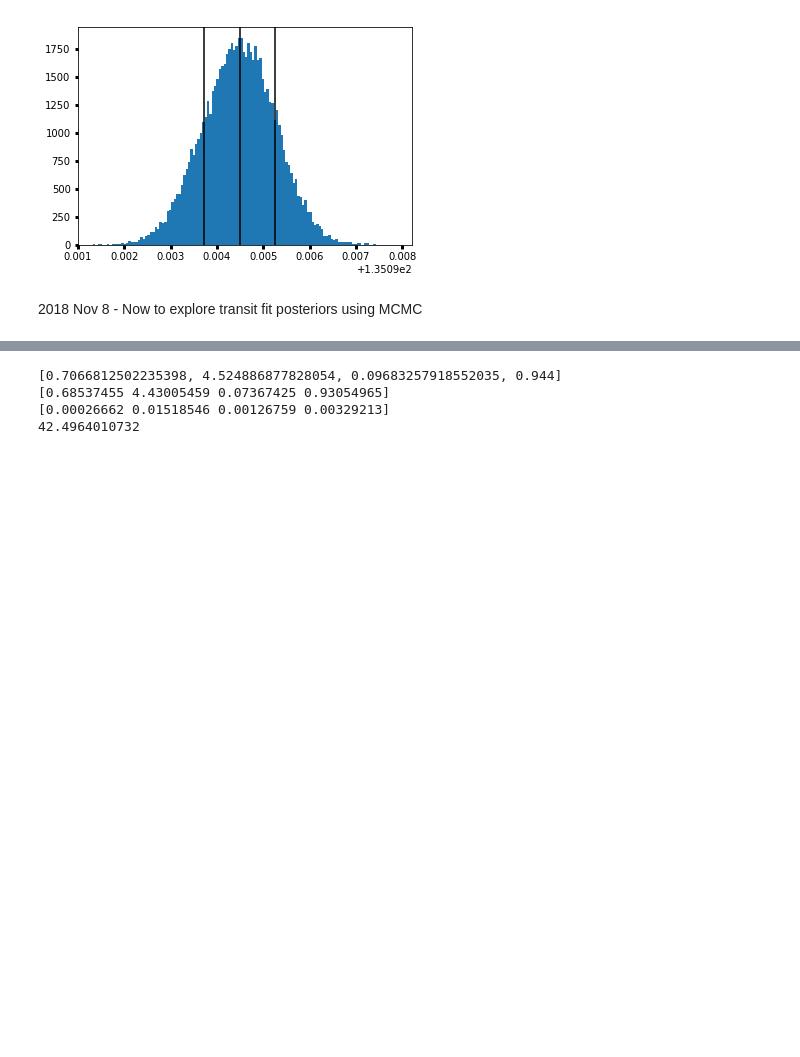
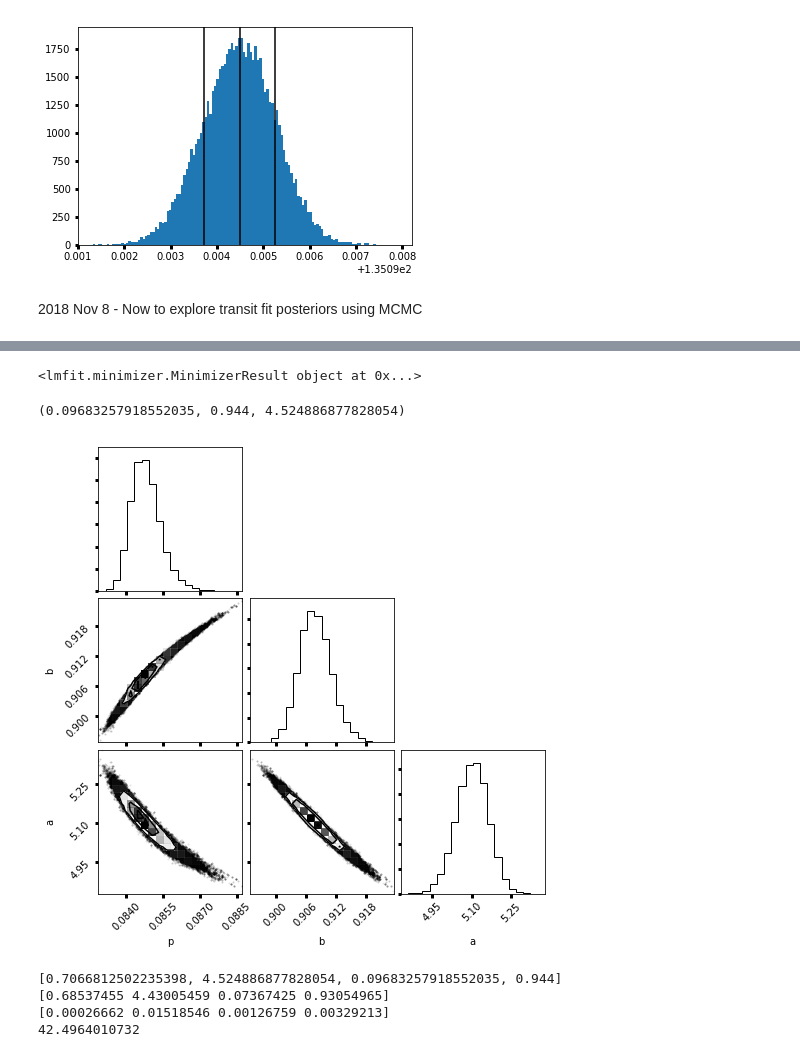
Before and after one commit to BoiseStatePlanetary/Searching-for-Variability-in-Eclipses-in-the-Kepler-Dataset, a Jupyter notebook: code/Analysis_of_Kepler76b.ipynb, the cells around one changed output, grey strips where cells are left out. Saved outputs shown, nothing was run; the diff lists cells and outputs as text; code cells hidden in the pictures; blank space fills up the shorter version.

```diff
--- a/code/Analysis_of_Kepler76b.ipynb
+++ b/code/Analysis_of_Kepler76b.ipynb
@@ -746,3 +669,16 @@ print(np.std(resid_binned_resid)*1e6)
+# %%
+dill.load_session("Analysis_of_Kepler76b_2018Nov8.db")
+print(new_transit_out)
+# %% [output]
+<lmfit.minimizer.MinimizerResult object at 0x...>
+# %%
+# 2018 Nov 9 - Make corner plot
+print(K76.Rp_over_Rs, K76.b, K76.a)
+figure = corner.corner(new_transit_out.flatchain[0:300000][['p', 'b', 'a']],
+                       truths=[K76.b, K76.b, K76.b])
+# %% [output]
+(0.09683257918552035, 0.944, 4.524886877828054)
+[figure, added]
 # %%
 # Faigler's mid-transit time seems a little off. We fit a T0 value for the folded data below.
 def fit_signal(time, T0, a, p, b):
```
Also changed, not shown: parts of 5 cells of this notebook.
